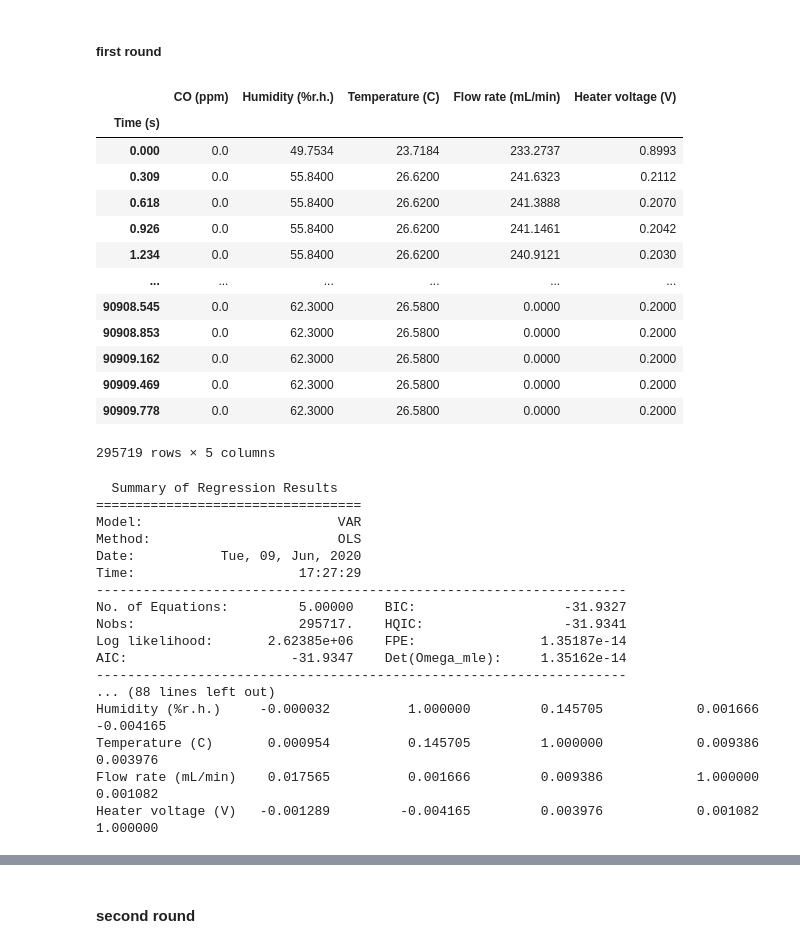
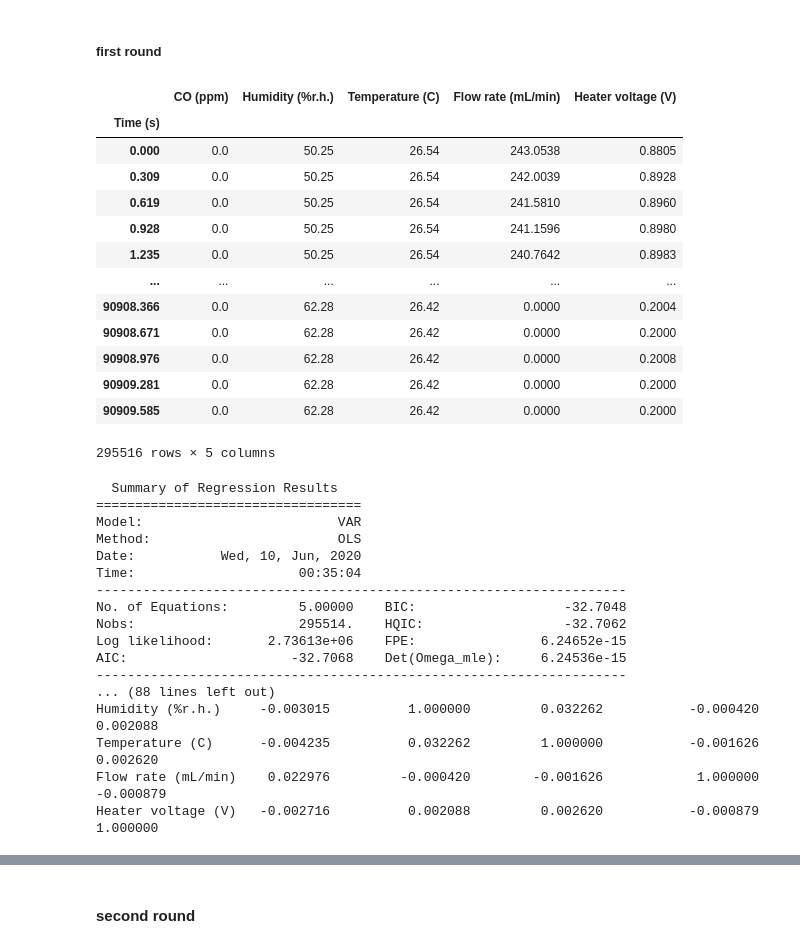
Before and after one commit to kth0522/TimeSeriesAnalysis, a Jupyter notebook: assignment2.ipynb, the cells around one changed output, grey strips where cells are left out. Saved outputs shown, nothing was run; the diff lists cells and outputs as text; code cells hidden in the pictures.

```diff
--- a/assignment2.ipynb
+++ b/assignment2.ipynb
@@ -791,23 +791,23 @@ plt.show()
 # %% [markdown]
 ##### first round
 # %%
-first_component_2 = series[['CO (ppm)', 'Humidity (%r.h.)', 'Temperature (C)', 'Flow rate (mL/min)', 'Heater voltage (V)']]
+first_component_2 = series_2[['CO (ppm)', 'Humidity (%r.h.)', 'Temperature (C)', 'Flow rate (mL/min)', 'Heater voltage (V)']]
 first_component_2
 # %% [output]
 |  | CO (ppm) | Humidity (%r.h.) | Temperature (C) | Flow rate (mL/min) | Heater voltage (V) |
 | Time (s) |  |  |  |  |  |
-| 0.000 | 0.0 | 49.7534 | 23.7184 | 233.2737 | 0.8993 |
-| 0.309 | 0.0 | 55.8400 | 26.6200 | 241.6323 | 0.2112 |
-| 0.618 | 0.0 | 55.8400 | 26.6200 | 241.3888 | 0.2070 |
-| 0.926 | 0.0 | 55.8400 | 26.6200 | 241.1461 | 0.2042 |
-| 1.234 | 0.0 | 55.8400 | 26.6200 | 240.9121 | 0.2030 |
+| 0.000 | 0.0 | 50.25 | 26.54 | 243.0538 | 0.8805 |
+| 0.309 | 0.0 | 50.25 | 26.54 | 242.0039 | 0.8928 |
+| 0.619 | 0.0 | 50.25 | 26.54 | 241.5810 | 0.8960 |
+| 0.928 | 0.0 | 50.25 | 26.54 | 241.1596 | 0.8980 |
+| 1.235 | 0.0 | 50.25 | 26.54 | 240.7642 | 0.8983 |
 | ... | ... | ... | ... | ... | ... |
-| 90908.545 | 0.0 | 62.3000 | 26.5800 | 0.0000 | 0.2000 |
-| 90908.853 | 0.0 | 62.3000 | 26.5800 | 0.0000 | 0.2000 |
-| 90909.162 | 0.0 | 62.3000 | 26.5800 | 0.0000 | 0.2000 |
-| 90909.469 | 0.0 | 62.3000 | 26.5800 | 0.0000 | 0.2000 |
-| 90909.778 | 0.0 | 62.3000 | 26.5800 | 0.0000 | 0.2000 |
+| 90908.366 | 0.0 | 62.28 | 26.42 | 0.0000 | 0.2004 |
+| 90908.671 | 0.0 | 62.28 | 26.42 | 0.0000 | 0.2000 |
+| 90908.976 | 0.0 | 62.28 | 26.42 | 0.0000 | 0.2008 |
+| 90909.281 | 0.0 | 62.28 | 26.42 | 0.0000 | 0.2000 |
+| 90909.585 | 0.0 | 62.28 | 26.42 | 0.0000 | 0.2000 |
-295719 rows × 5 columns
+295516 rows × 5 columns
 # %%
 var_d2_1 = VAR(first_component_2)
 var_d2_1_fit = var_d2_1.fit(maxlags=2)
@@ -817,19 +817,19 @@ var_d2_1_fit.summary()
 ==================================
 Model:                         VAR
 Method:                        OLS
-Date:           Tue, 09, Jun, 2020
-Time:                     17:27:29
+Date:           Wed, 10, Jun, 2020
+Time:                     00:35:04
 --------------------------------------------------------------------
-No. of Equations:         5.00000    BIC:                   -31.9327
-Nobs:                     295717.    HQIC:                  -31.9341
-Log likelihood:       2.62385e+06    FPE:                1.35187e-14
-AIC:                     -31.9347    Det(Omega_mle):     1.35162e-14
+No. of Equations:         5.00000    BIC:                   -32.7048
+Nobs:                     295514.    HQIC:                  -32.7062
+Log likelihood:       2.73613e+06    FPE:                6.24652e-15
+AIC:                     -32.7068    Det(Omega_mle):     6.24536e-15
 --------------------------------------------------------------------
 ... (88 lines left out)
-Humidity (%r.h.)     -0.000032          1.000000         0.145705            0.001666           -0.004165
-Temperature (C)       0.000954          0.145705         1.000000            0.009386            0.003976
-Flow rate (mL/min)    0.017565          0.001666         0.009386            1.000000            0.001082
-Heater voltage (V)   -0.001289         -0.004165         0.003976            0.001082            1.000000
+Humidity (%r.h.)     -0.003015          1.000000         0.032262           -0.000420            0.002088
+Temperature (C)      -0.004235          0.032262         1.000000           -0.001626            0.002620
+Flow rate (mL/min)    0.022976         -0.000420        -0.001626            1.000000           -0.000879
+Heater voltage (V)   -0.002716          0.002088         0.002620           -0.000879            1.000000
 # %%
 old1 = var_d2_1_fit.model.endog[-1000:,0]
 forecast1 = var_d2_1_fit.forecast(var_d2_1_fit.model.endog, 300)[:,0]
```
Also changed, not shown: parts of 4 cells of this notebook.
